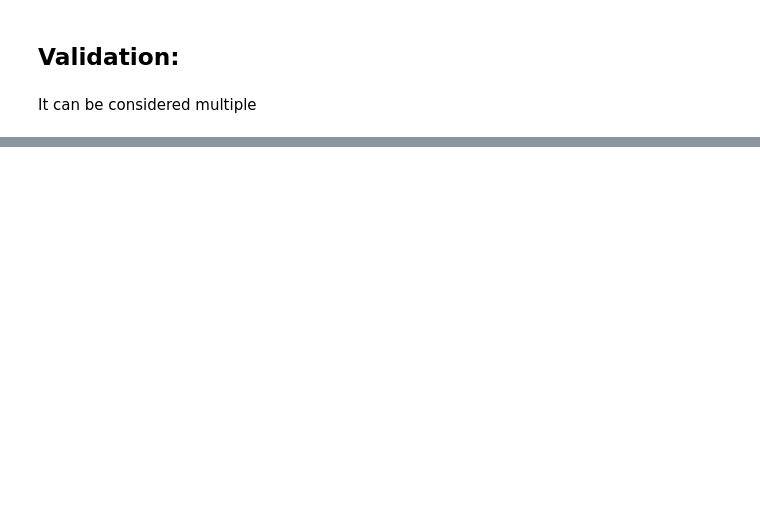
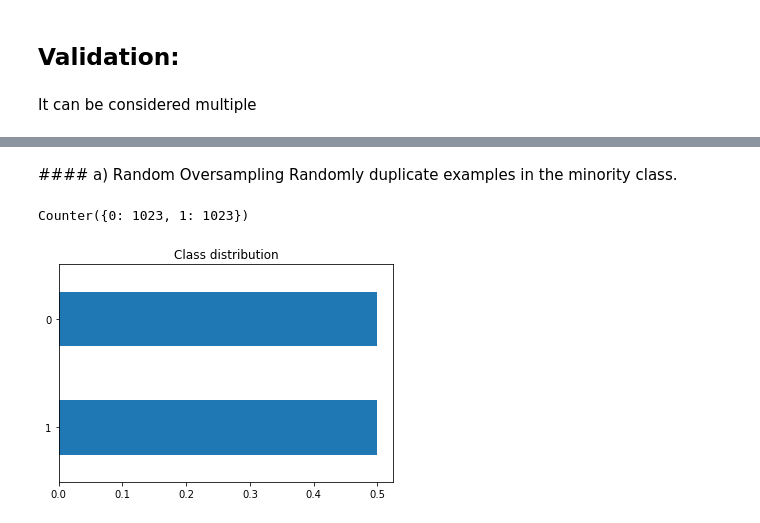
Before and after one commit to paolaparadas29/ProjectAI, a Jupyter notebook: Project_Lab1_final.ipynb, the cells around one changed output, grey strips where cells are left out. Cells and saved outputs as stored; diff of their text form; code cells hidden in the pictures; blank space fills up the shorter version.

```diff
--- a/Project_Lab1_final.ipynb
+++ b/Project_Lab1_final.ipynb
@@ -339,0 +535,22 @@ It can be considered multiple
+# %% [markdown]
+#### a) Random Oversampling
+Randomly duplicate examples in the minority class.
+# %%
+from imblearn.over_sampling import RandomOverSampler
+from collections import Counter
+
+# Define Oversampling strategy
+oversample = RandomOverSampler(sampling_strategy='minority')
+
+# Fit and apply the transform
+X_over, y_over = oversample.fit_resample(data[data.columns.difference(['Outcome','col'])],data.loc[:,'Outcome'])
+
+# Summarize the new class distribution
+class_distribution = pd.Series(y_over).value_counts(normalize=True)
+ax = class_distribution.plot.barh()
+ax.set_title("Class distribution")
+
+print(Counter(y_over))
+# %% [output]
+Counter({0: 1023, 1: 1023})
+[figure, added]
```
Also changed, not shown: parts of 20 cells of this notebook.
